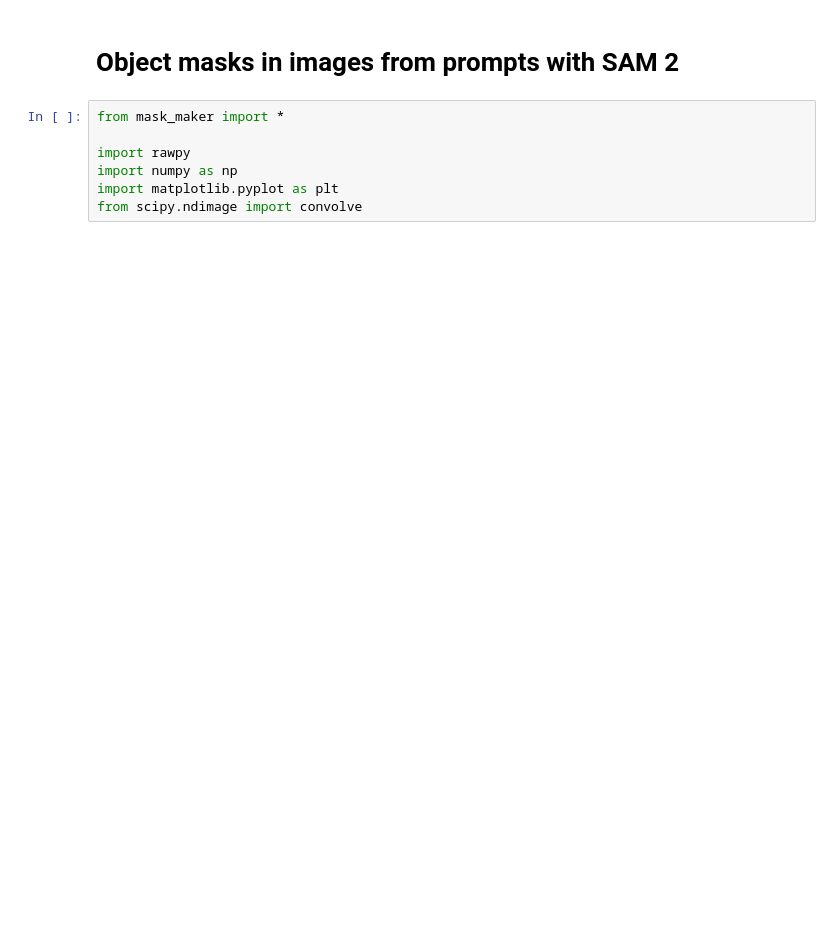
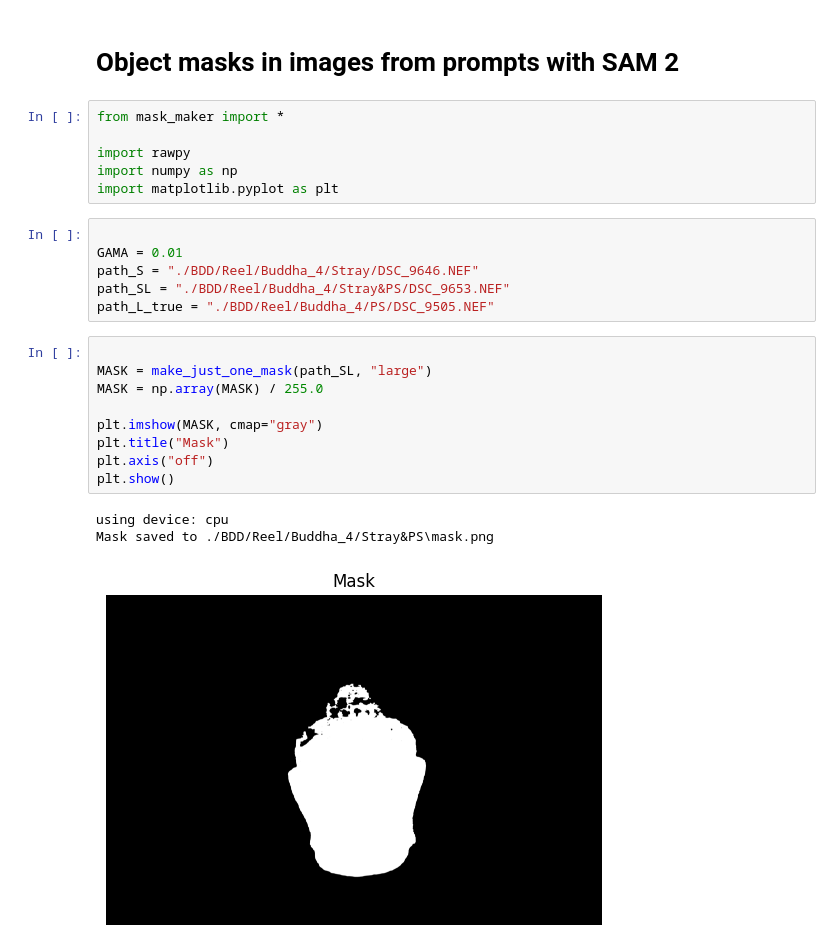
Before and after one commit to Romain-Malinge/Stray-light-elimination, a Jupyter notebook: differance.ipynb, the cells around one changed output. Saved outputs shown, nothing was run; the diff lists cells and outputs as text; blank space fills up the shorter version.

```diff
--- a/differance.ipynb
+++ b/differance.ipynb
@@ -6,7 +6,25 @@ from mask_maker import *
 import rawpy
 import numpy as np
 import matplotlib.pyplot as plt
-from scipy.ndimage import convolve
+# %%
+
+GAMA = 0.01
+path_S = "./BDD/Reel/Buddha_4/Stray/DSC_9646.NEF"
+path_SL = "./BDD/Reel/Buddha_4/Stray&PS/DSC_9653.NEF"
+path_L_true = "./BDD/Reel/Buddha_4/PS/DSC_9505.NEF"
+# %%
+
+MASK = make_just_one_mask(path_SL, "large")
+MASK = np.array(MASK) / 255.0
+
+plt.imshow(MASK, cmap="gray")
+plt.title("Mask")
+plt.axis("off")
+plt.show()
+# %% [output]
+using device: cpu
+Mask saved to ./BDD/Reel/Buddha_4/Stray&PS\mask.png
+[figure, added]
 # %%
 def load_image_raw(path):
     """
```
Also changed, not shown: parts of 4 cells of this notebook, 3 other files.
